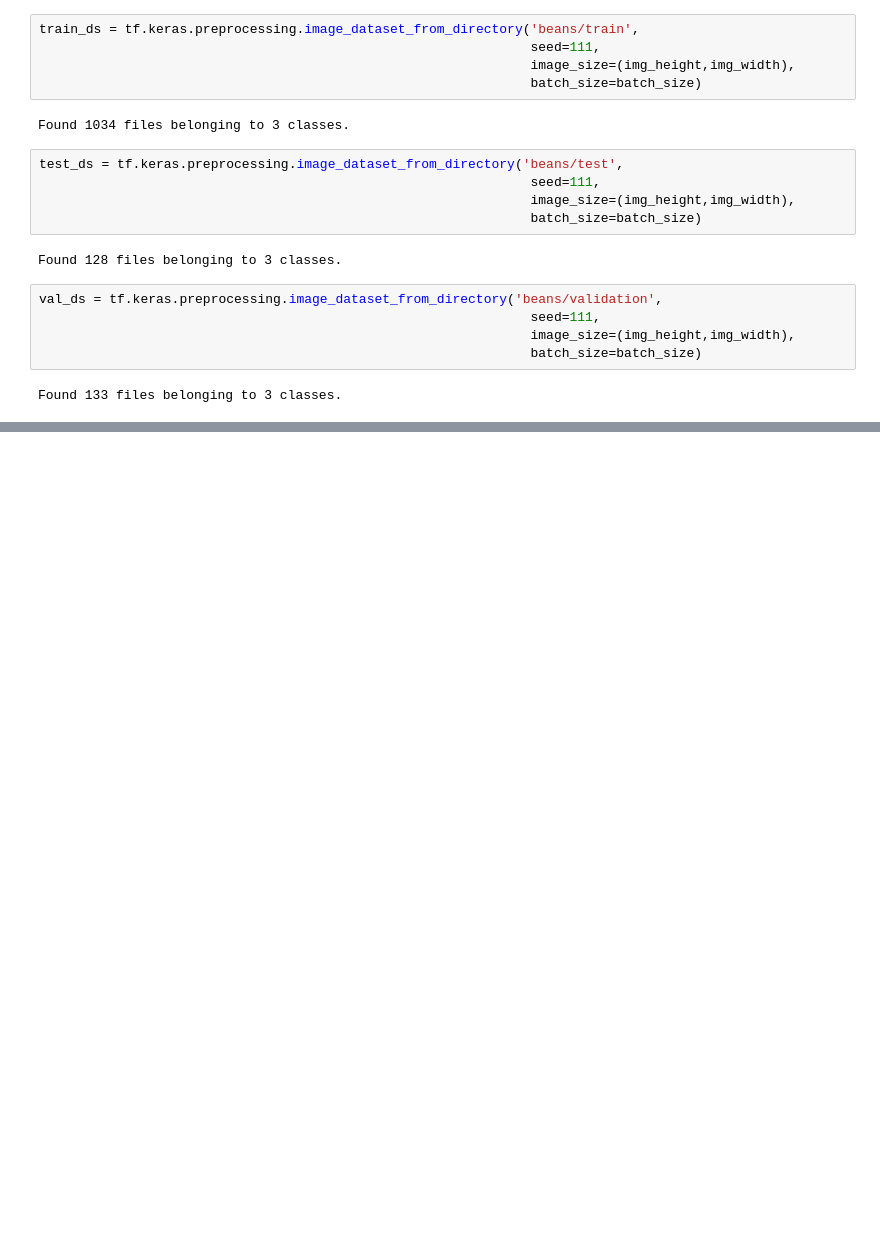
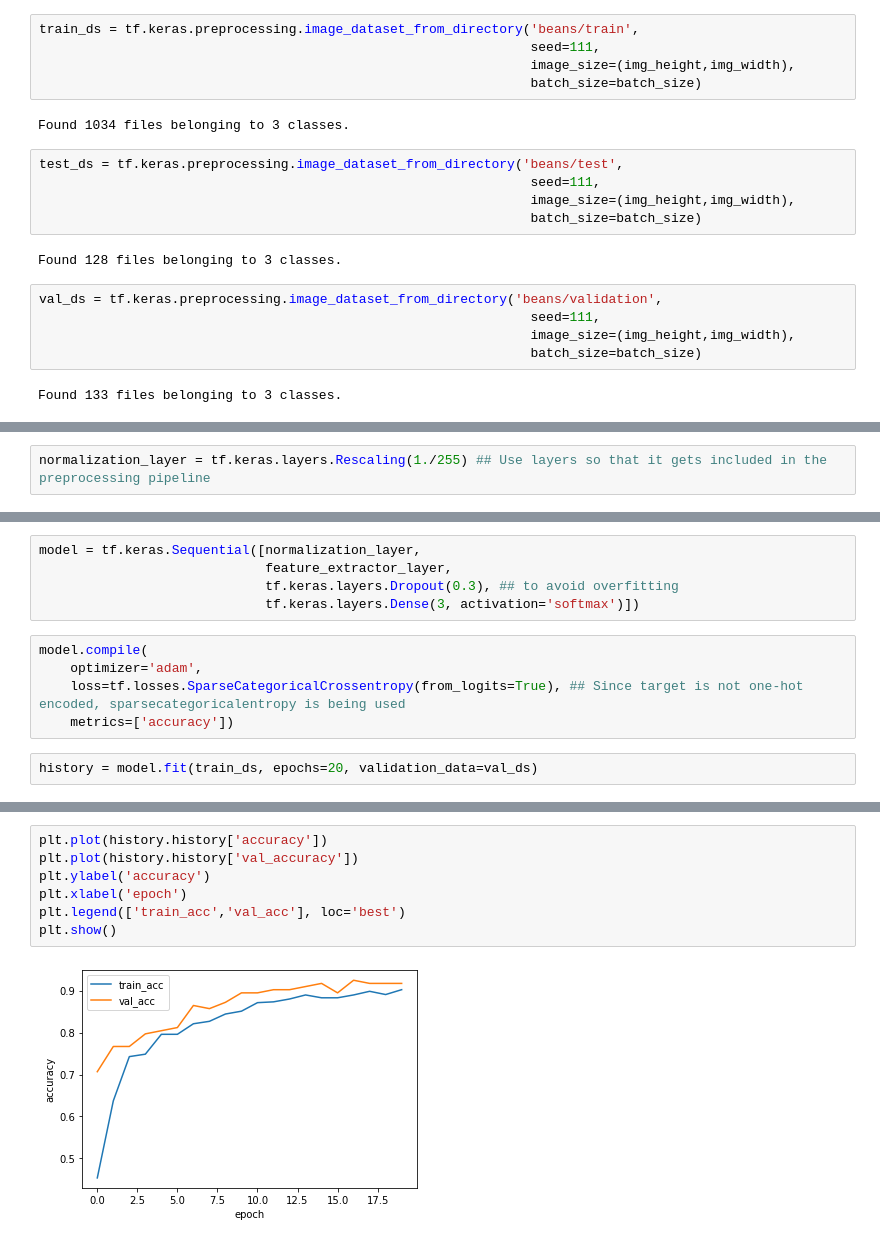
Before and after one commit to vjsurampudi/LeafDiseaseClassification_CICD, a Jupyter notebook: LeafDisease_Classification.ipynb, the cells around one changed output, grey strips where cells are left out. Drawn from its saved outputs; the diff is of its cells as text; blank space fills up the shorter version.

```diff
--- a/LeafDisease_Classification.ipynb
+++ b/LeafDisease_Classification.ipynb
@@ -153,0 +225,2 @@ Found 133 files belonging to 3 classes.
+# %%
+normalization_layer = tf.keras.layers.Rescaling(1./255) ## Use layers so that it gets included in the preprocessing pipeline
@@ -153,0 +229,12 @@ Found 133 files belonging to 3 classes.
+# %%
+model = tf.keras.Sequential([normalization_layer,
+                             feature_extractor_layer,
+                             tf.keras.layers.Dropout(0.3), ## to avoid overfitting
+                             tf.keras.layers.Dense(3, activation='softmax')])
+# %%
+model.compile(
+    optimizer='adam',
+    loss=tf.losses.SparseCategoricalCrossentropy(from_logits=True), ## Since target is not one-hot encoded, sparsecategoricalentropy is being used
+    metrics=['accuracy'])
+# %%
+history = model.fit(train_ds, epochs=20, validation_data=val_ds)
@@ -153,0 +279,9 @@ Found 133 files belonging to 3 classes.
+# %%
+plt.plot(history.history['accuracy'])
+plt.plot(history.history['val_accuracy'])
+plt.ylabel('accuracy')
+plt.xlabel('epoch')
+plt.legend(['train_acc','val_acc'], loc='best')
+plt.show()
+# %% [output]
+[figure, added]
```
Also changed, not shown: parts of 26 cells of this notebook.
